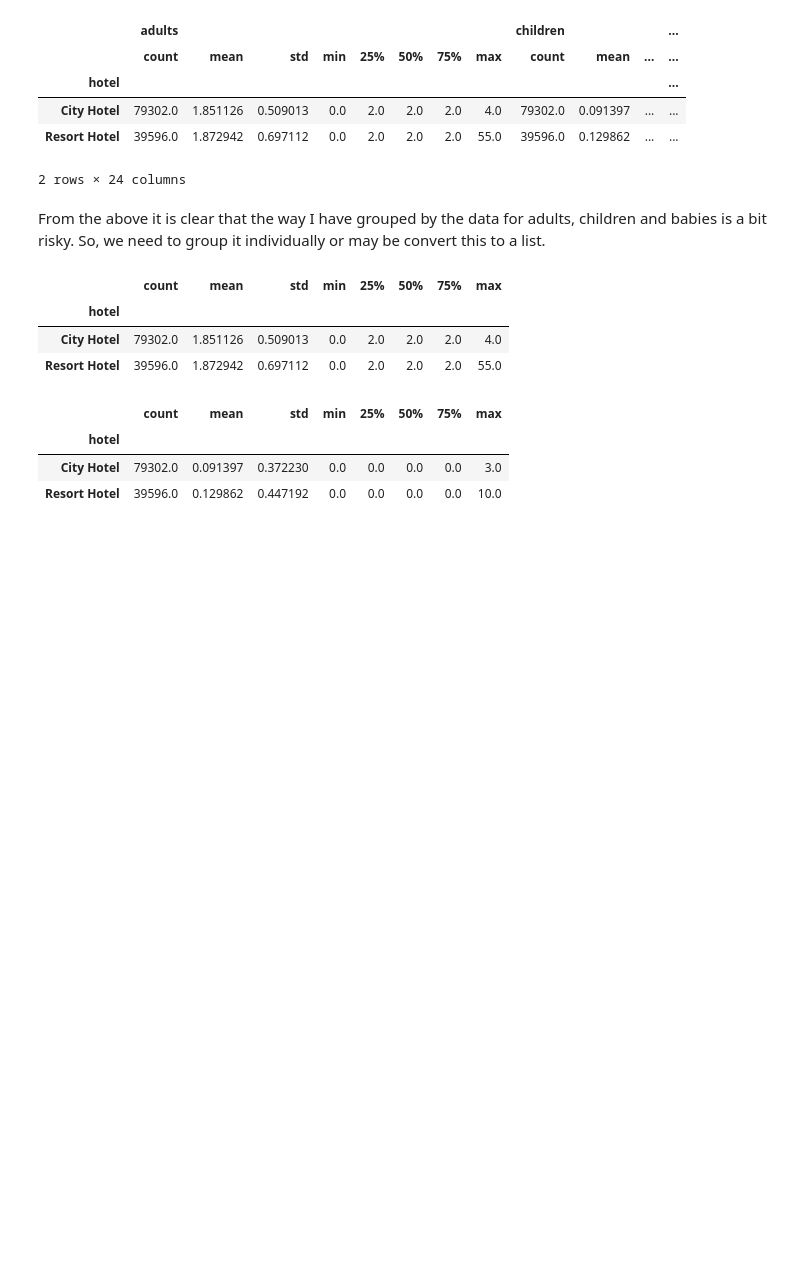
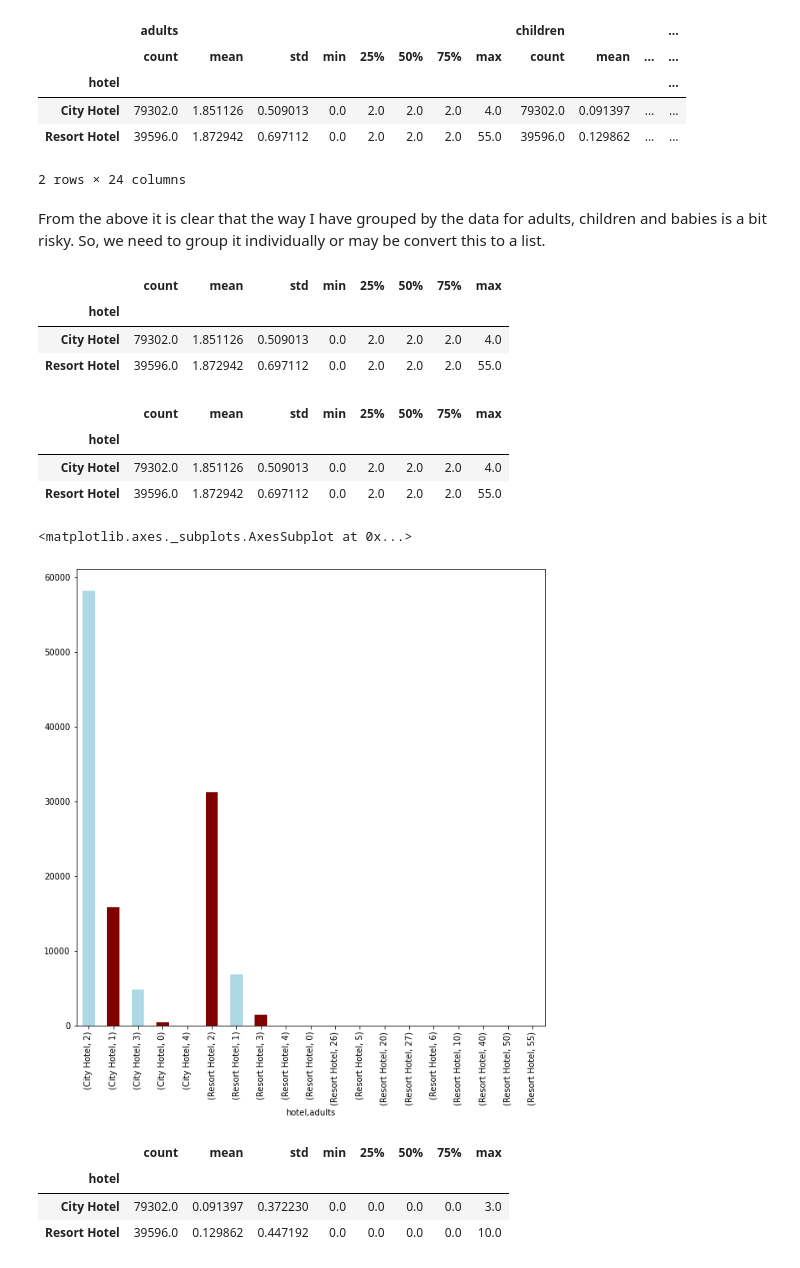
Before and after one commit to V-dit/EDA-hotel-booking-analysis, a Jupyter notebook: Hotel_Booking_Analysis_Capstone_Project.ipynb, the cells around one changed output. Cells and saved outputs as stored; diff of their text form; code cells hidden in the pictures; blank space fills up the shorter version.

```diff
--- a/Hotel_Booking_Analysis_Capstone_Project.ipynb
+++ b/Hotel_Booking_Analysis_Capstone_Project.ipynb
@@ -290,6 +290,20 @@ hotel_adults.describe()
 | hotel |  |  |  |  |  |  |  |  |
 | City Hotel | 79302.0 | 1.851126 | 0.509013 | 0.0 | 2.0 | 2.0 | 2.0 | 4.0 |
 | Resort Hotel | 39596.0 | 1.872942 | 0.697112 | 0.0 | 2.0 | 2.0 | 2.0 | 55.0 |
+# %%
+hotel_adults = df_nonull.groupby(['hotel'])['adults']
+hotel_adults.describe()
+# %% [output]
+|  | count | mean | std | min | 25% | 50% | 75% | max |
+| hotel |  |  |  |  |  |  |  |  |
+| City Hotel | 79302.0 | 1.851126 | 0.509013 | 0.0 | 2.0 | 2.0 | 2.0 | 4.0 |
+| Resort Hotel | 39596.0 | 1.872942 | 0.697112 | 0.0 | 2.0 | 2.0 | 2.0 | 55.0 |
+# %%
+# Plotting the data for adults based on the number of adults per booking.
+hotel_adults.value_counts().plot(kind = 'bar', color = ['lightblue', 'maroon'])
+# %% [output]
+<matplotlib.axes._subplots.AxesSubplot at 0x...>
+[figure, added]
 # %%
 hotel_children = df_nonull.groupby(['hotel'])['children']
 hotel_children.describe()
```
Also changed, not shown: parts of 5 cells of this notebook.
